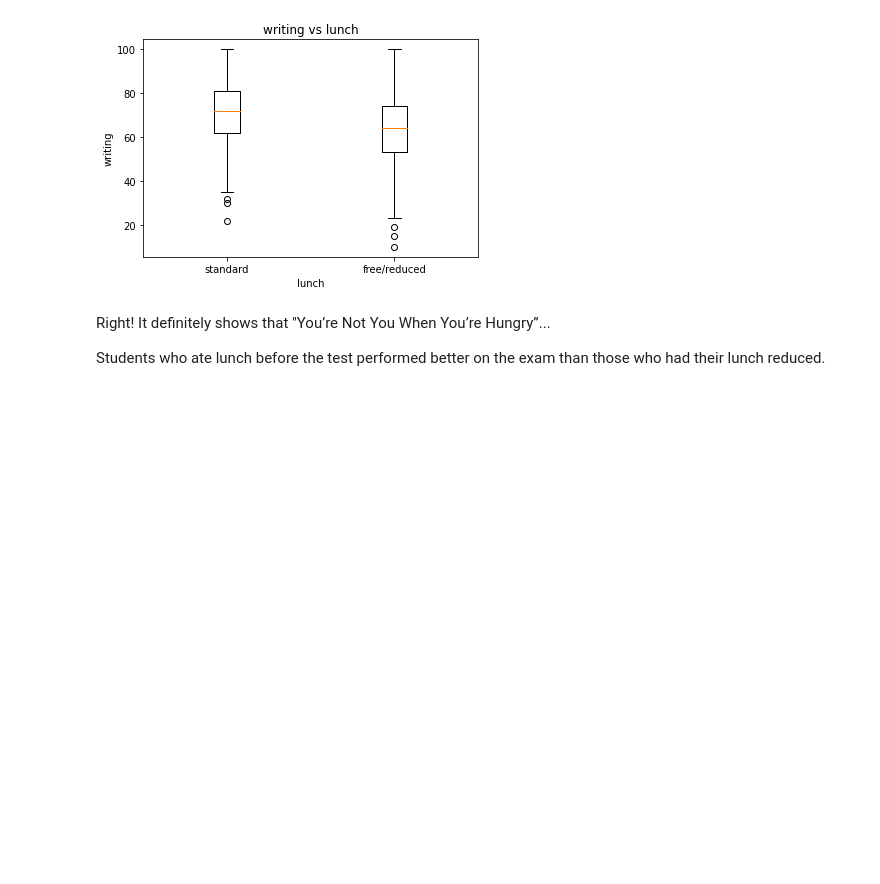
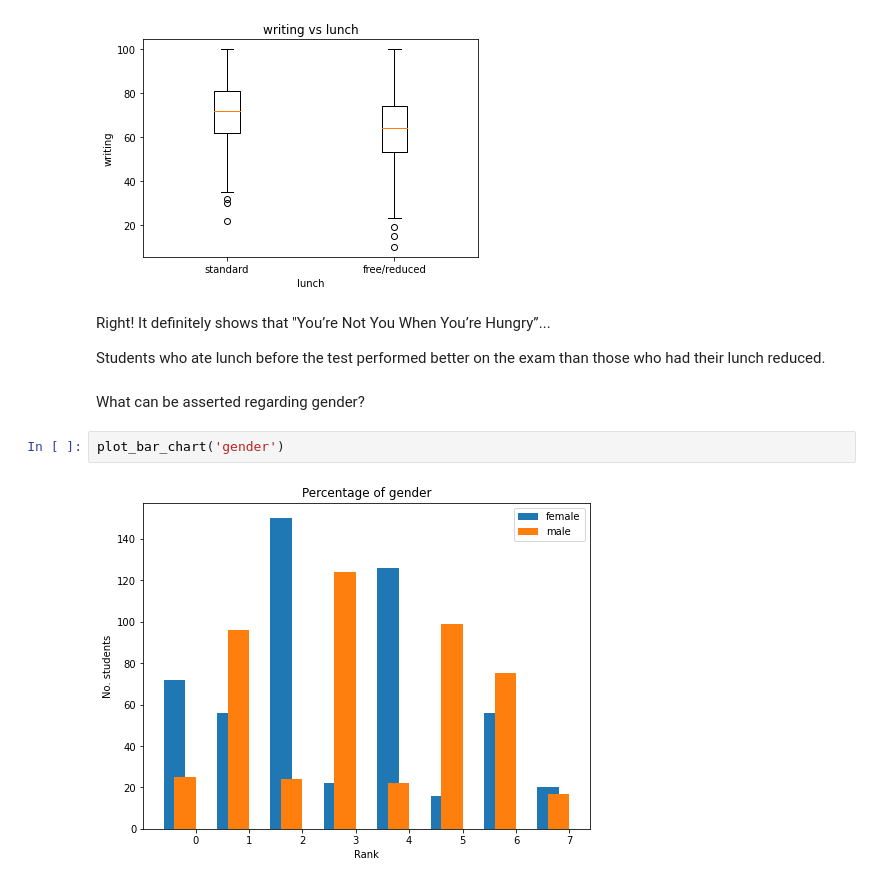
Before and after one commit to Przemyslaw11/Students_Performance_Analysis, a Jupyter notebook: analysis.ipynb, the cells around one changed output. Drawn from its saved outputs; the diff is of its cells as text; blank space fills up the shorter version.

Commit message:
Add an analysis of the influence of the 'gender' and 'race' independent variables on students' scores

```diff
--- a/analysis.ipynb
+++ b/analysis.ipynb
@@ -250,3 +250,9 @@ for item in score_df.columns[5:8]:
 Right! It definitely shows that "You’re Not You When You’re Hungry”...
 
 Students who ate lunch before the test performed better on the exam than those who had their lunch reduced.
+# %% [markdown]
+What can be asserted regarding gender?
+# %%
+plot_bar_chart('gender')
+# %% [output]
+[figure, added]
```
Also changed, not shown: parts of 6 cells of this notebook.
